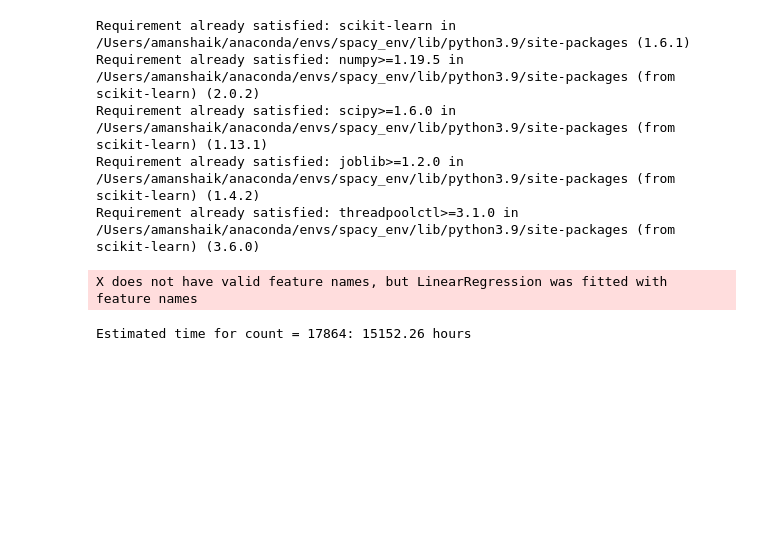
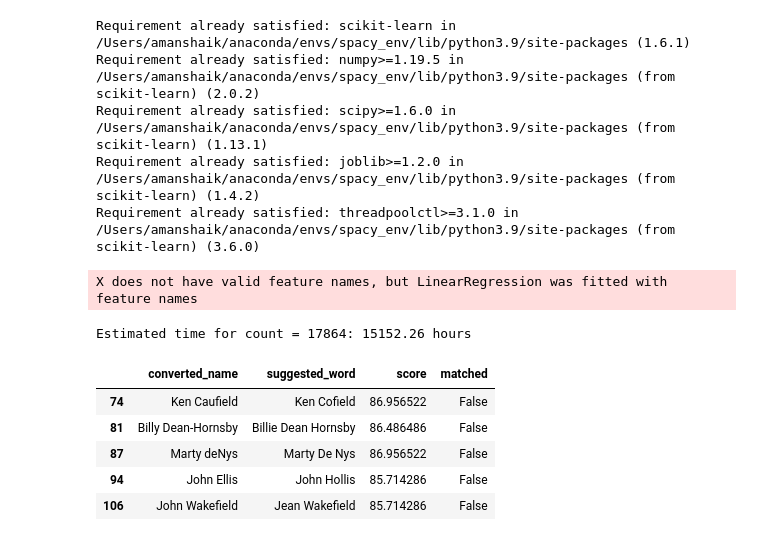
Before and after one commit to briantt12/fasolaminutes_parsing, a Jupyter notebook: plots.ipynb, the cells around one changed output. Cells and saved outputs as stored; diff of their text form; code cells hidden in the pictures; blank space fills up the shorter version.

```diff
--- a/plots.ipynb
+++ b/plots.ipynb
@@ -191,3 +211,16 @@ fig = px.bar(df_melted,
 fig.update_traces(texttemplate='%{text:.2f}', textposition='outside')
 fig.update_layout(yaxis=dict(range=[0.95, 1.0]), uniformtext_minsize=8, uniformtext_mode='hide')
 fig.write_html('model_performance_comparison.html')
+# %%
+import pandas as pd
+
+df = pd.read_csv('history.csv')
+close_names = df[(df['score'] > 85) & (df['score'] < 87)]
+close_names.head()
+# %% [output]
+|  | converted_name | suggested_word | score | matched |
+| 74 | Ken Caufield | Ken Cofield | 86.956522 | False |
+| 81 | Billy Dean-Hornsby | Billie Dean Hornsby | 86.486486 | False |
+| 87 | Marty deNys | Marty De Nys | 86.956522 | False |
+| 94 | John Ellis | John Hollis | 85.714286 | False |
+| 106 | John Wakefield | Jean Wakefield | 85.714286 | False |
```
Also changed, not shown: parts of 2 cells of this notebook, 8 other files.
